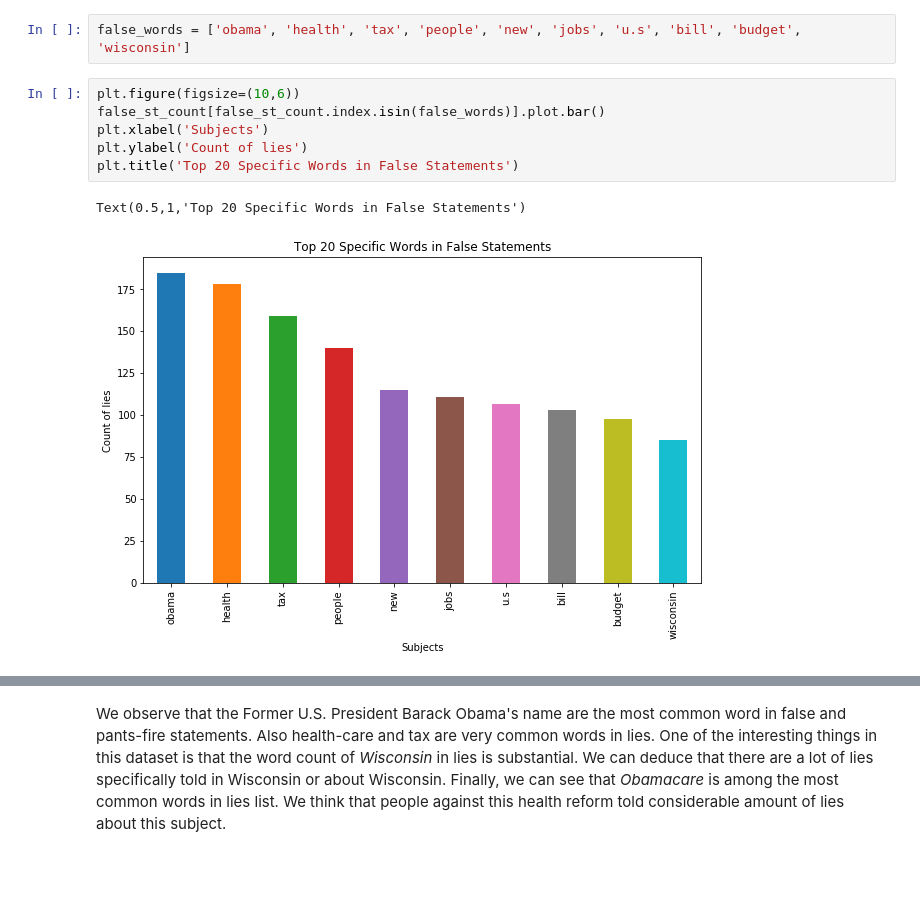
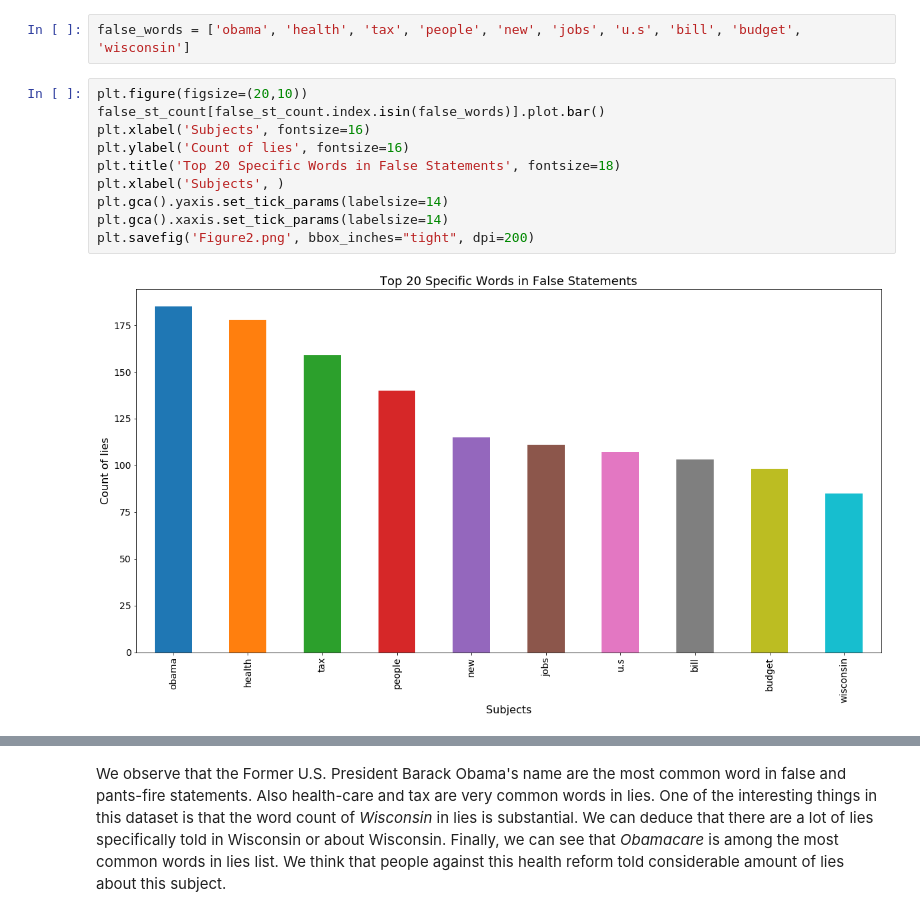
Before and after one commit to canaltinigne/ada-18-project, a Jupyter notebook: Milestone_2.ipynb, the cells around one changed output, grey strips where cells are left out. Saved outputs shown, nothing was run; the diff lists cells and outputs as text; blank space fills up the shorter version.

```diff
--- a/Milestone_2.ipynb
+++ b/Milestone_2.ipynb
@@ -447,12 +452,15 @@ dtype: int64
 # %%
 false_words = ['obama', 'health', 'tax', 'people', 'new', 'jobs', 'u.s', 'bill', 'budget', 'wisconsin']
 # %%
-plt.figure(figsize=(10,6))
+plt.figure(figsize=(20,10))
 false_st_count[false_st_count.index.isin(false_words)].plot.bar()
-plt.xlabel('Subjects')
-plt.ylabel('Count of lies')
-plt.title('Top 20 Specific Words in False Statements')
+plt.xlabel('Subjects', fontsize=16)
+plt.ylabel('Count of lies', fontsize=16)
+plt.title('Top 20 Specific Words in False Statements', fontsize=18)
+plt.xlabel('Subjects', )
+plt.gca().yaxis.set_tick_params(labelsize=14)
+plt.gca().xaxis.set_tick_params(labelsize=14)
+plt.savefig('Figure2.png', bbox_inches="tight", dpi=200)
 # %% [output]
-Text(0.5,1,'Top 20 Specific Words in False Statements')
-[figure, old version]
+[figure, new version]
 # %%
```
Also changed, not shown: parts of 18 cells of this notebook.
